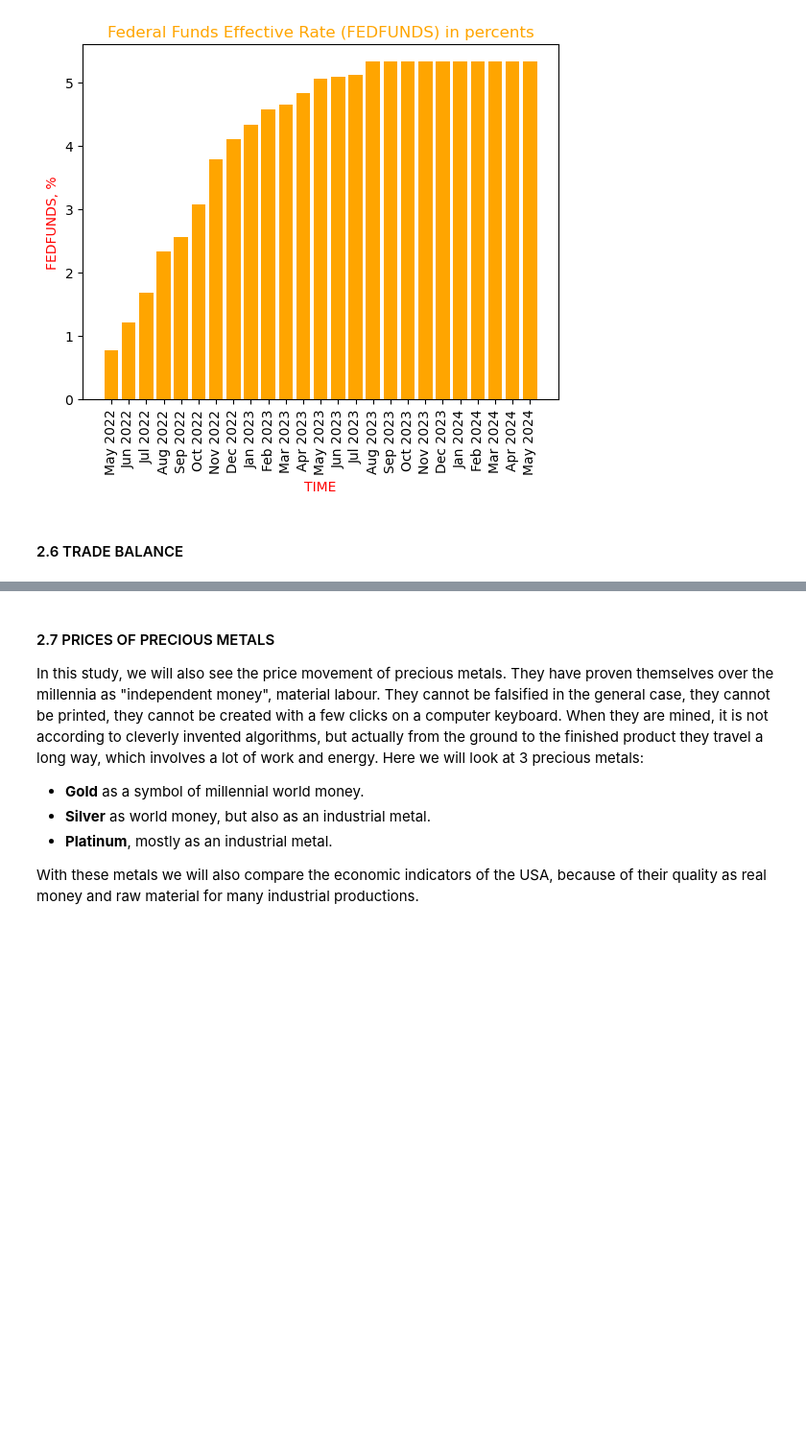
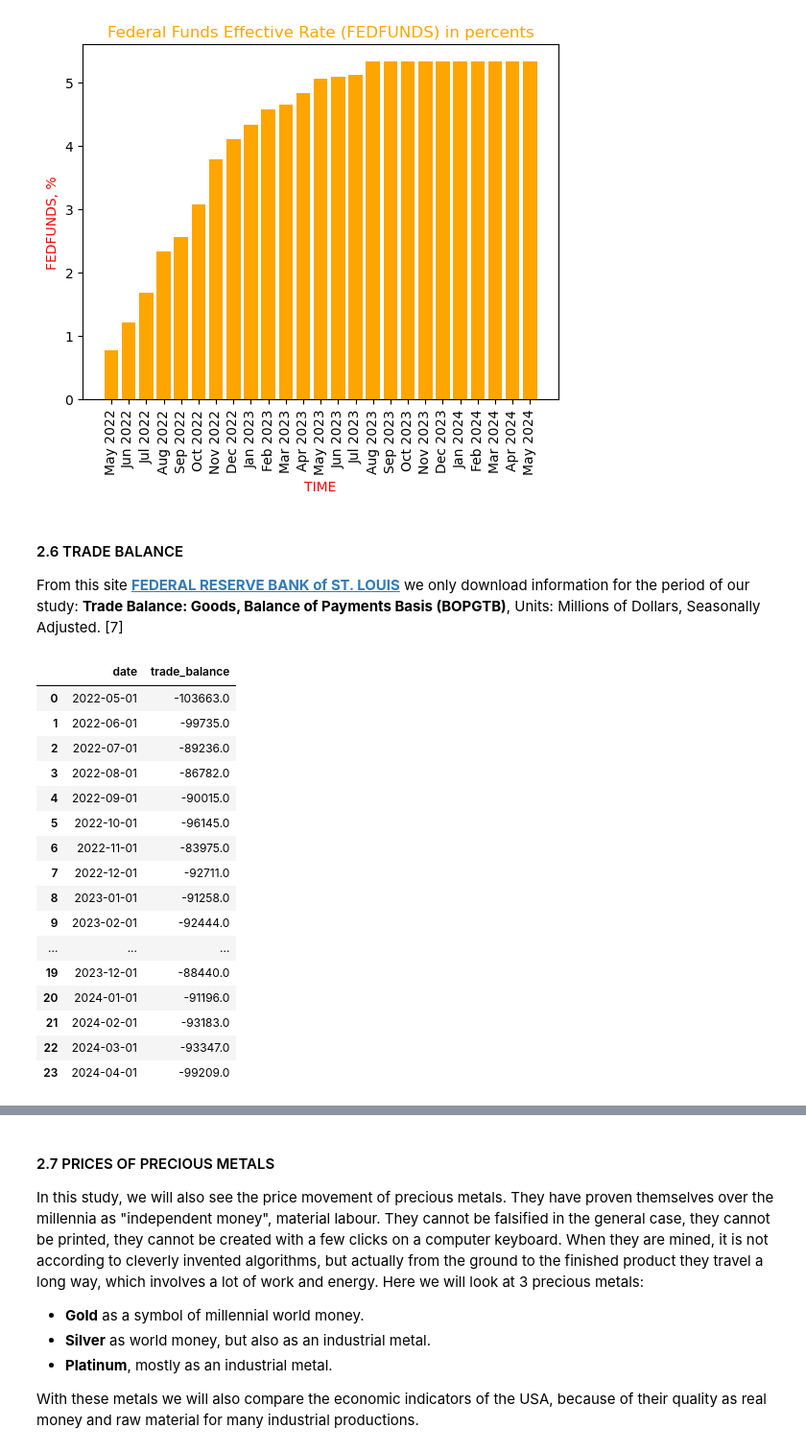
Before and after one commit to Engineer194/Macroeconomic-Analysis-of-the-US-Economy---Part-1, a Jupyter notebook: DATA_Project_v.1.ipynb, the cells around one changed output, grey strips where cells are left out. Shown: that part at 96% size. Drawn from its saved outputs; the diff is of its cells as text; code cells hidden in the pictures; blank space fills up the shorter version.

```diff
--- a/DATA_Project_v.1.ipynb
+++ b/DATA_Project_v.1.ipynb
@@ -256,5 +256,30 @@ plt.show()
 [figure]
 # %% [markdown]
 #### 2.6 TRADE BALANCE
+
+From this site **[FEDERAL RESERVE BANK of ST. LOUIS](https://fred.stlouisfed.org/series/BOPGTB)** we only download information for the period of our study:
+**Trade Balance: Goods, Balance of Payments Basis (BOPGTB)**,
+Units: Millions of Dollars, Seasonally Adjusted. [7]
 # %%
-None
+# NO PERIOD SET !!! ----------------------------------------------------------------------- !!!!!!
+tb = pd.read_csv('data/BOPGTB.csv') # Read the CSV file
+tb.columns = ["date", "trade_balance"]
+tb # Show data
+# %% [output]
+|  | date | trade_balance |
+| 0 | 2022-05-01 | -103663.0 |
+| 1 | 2022-06-01 | -99735.0 |
+| 2 | 2022-07-01 | -89236.0 |
+| 3 | 2022-08-01 | -86782.0 |
+| 4 | 2022-09-01 | -90015.0 |
+| 5 | 2022-10-01 | -96145.0 |
+| 6 | 2022-11-01 | -83975.0 |
+| 7 | 2022-12-01 | -92711.0 |
+| 8 | 2023-01-01 | -91258.0 |
+| 9 | 2023-02-01 | -92444.0 |
+| ... | ... | ... |
+| 19 | 2023-12-01 | -88440.0 |
+| 20 | 2024-01-01 | -91196.0 |
+| 21 | 2024-02-01 | -93183.0 |
+| 22 | 2024-03-01 | -93347.0 |
+| 23 | 2024-04-01 | -99209.0 |
```
Also changed, not shown: parts of 3 cells of this notebook.
